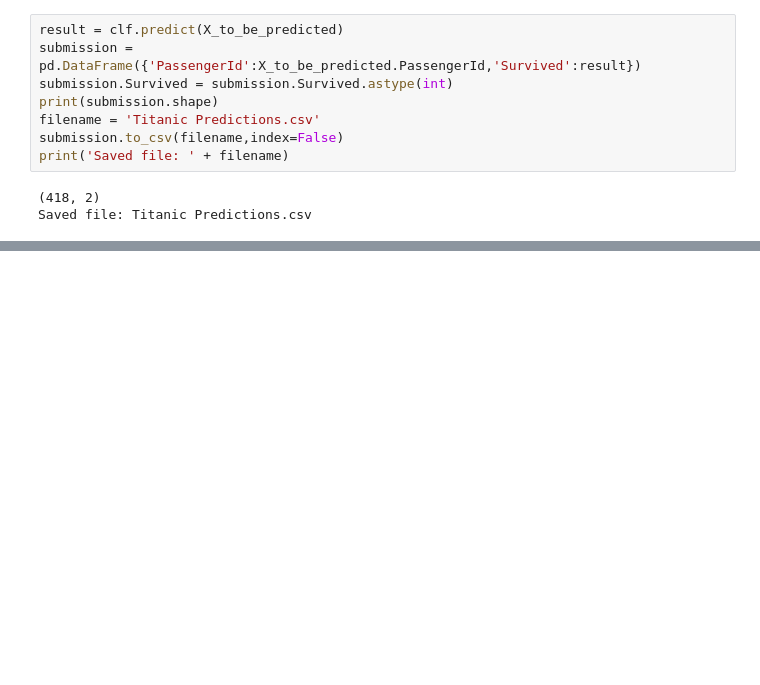
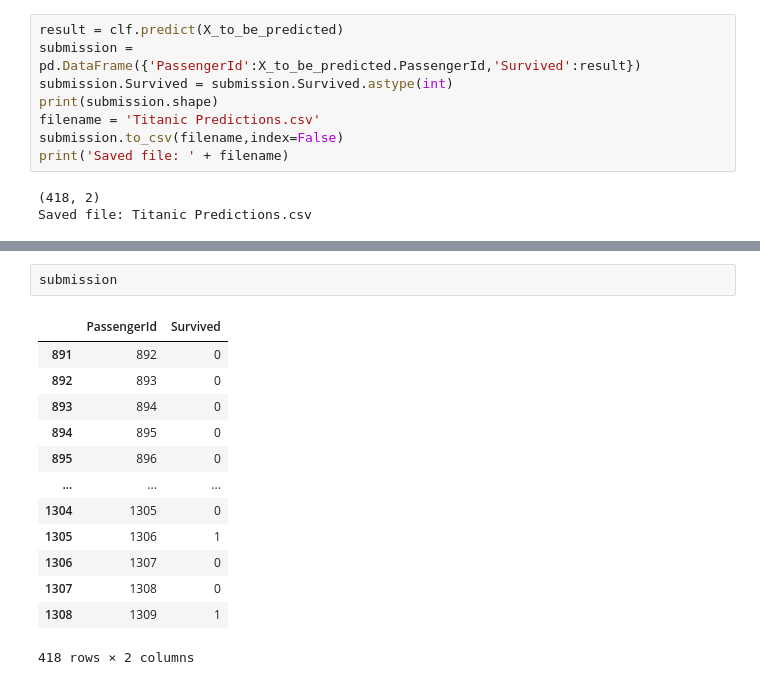
Before and after one commit to Gloriel/Kaggle, a Jupyter notebook: Titanic/Titanic_base-Copy1.ipynb, the cells around one changed output, grey strips where cells are left out. Saved outputs shown, nothing was run; the diff lists cells and outputs as text; blank space fills up the shorter version.

```diff
--- a/Titanic/Titanic_base-Copy1.ipynb
+++ b/Titanic/Titanic_base-Copy1.ipynb
@@ -338,0 +390,16 @@ Saved file: Titanic Predictions.csv
+# %%
+submission
+# %% [output]
+|  | PassengerId | Survived |
+| 891 | 892 | 0 |
+| 892 | 893 | 0 |
+| 893 | 894 | 0 |
+| 894 | 895 | 0 |
+| 895 | 896 | 0 |
+| ... | ... | ... |
+| 1304 | 1305 | 0 |
+| 1305 | 1306 | 1 |
+| 1306 | 1307 | 0 |
+| 1307 | 1308 | 0 |
+| 1308 | 1309 | 1 |
+418 rows × 2 columns
```
Also changed, not shown: parts of 5 cells of this notebook.
